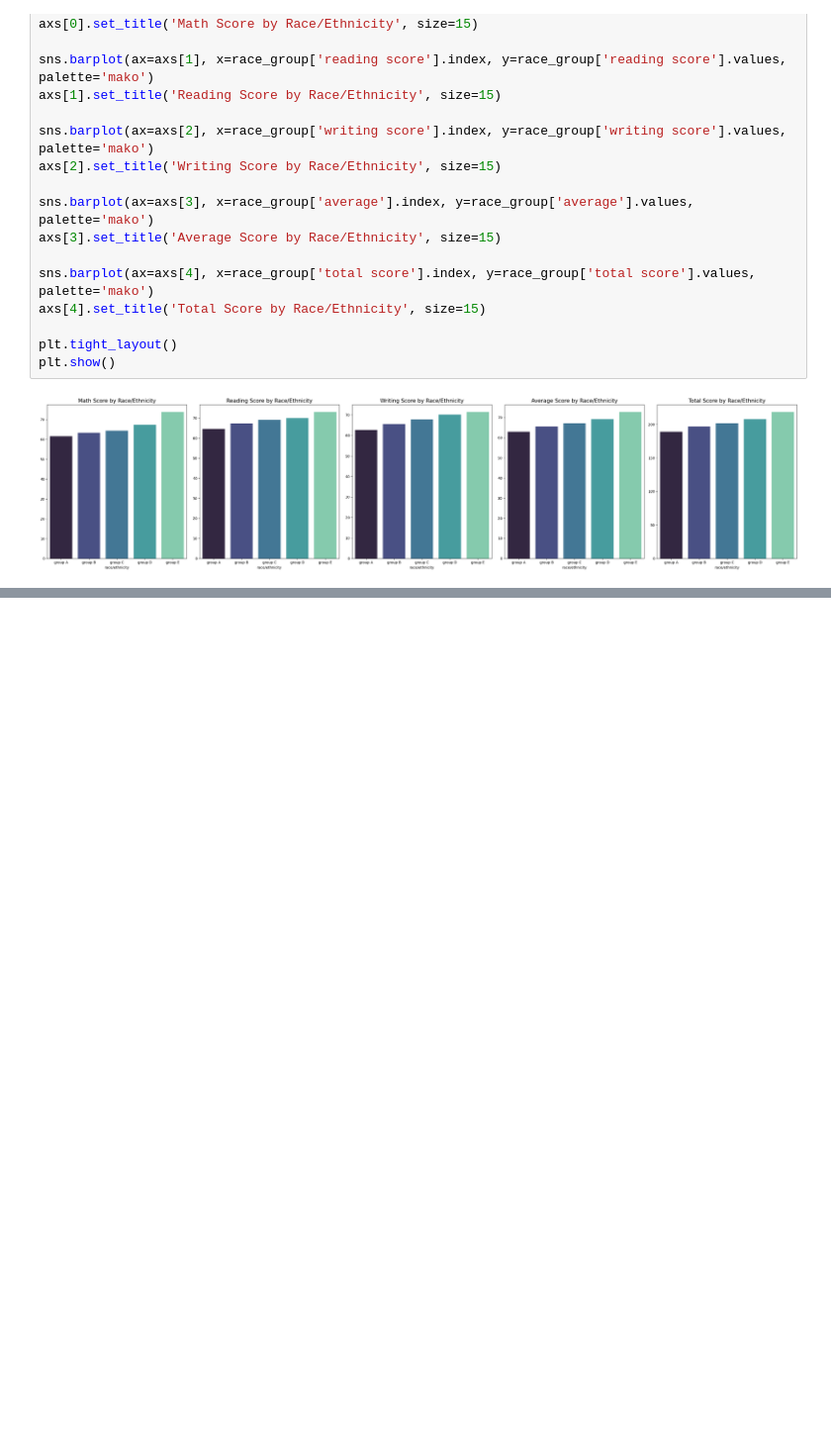
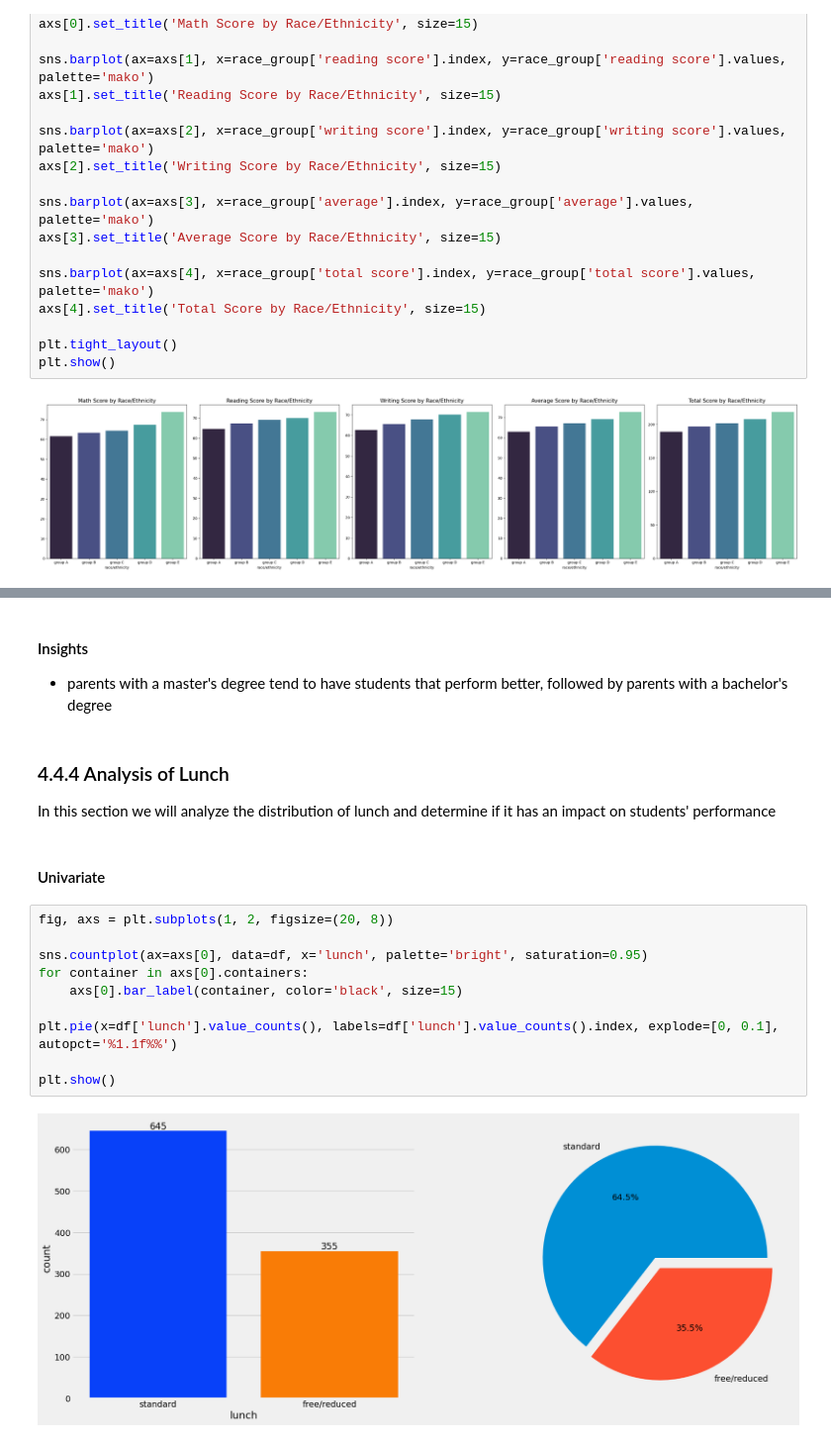
Before and after one commit to hilpresent/ml-project, a Jupyter notebook: notebook/EDA.ipynb, the cells around one changed output, grey strips where cells are left out. Shown at 99% size. Drawn from its saved outputs; the diff is of its cells as text; blank space fills up the shorter version.

```diff
--- a/notebook/EDA.ipynb
+++ b/notebook/EDA.ipynb
@@ -577,0 +636,22 @@ plt.show()
+# %% [markdown]
+#### Insights
+
+- parents with a master's degree tend to have students that perform better, followed by parents with a bachelor's degree
+# %% [markdown]
+### 4.4.4 Analysis of Lunch
+
+In this section we will analyze the distribution of lunch and determine if it has an impact on students' performance
+# %% [markdown]
+#### Univariate
+# %%
+fig, axs = plt.subplots(1, 2, figsize=(20, 8))
+
+sns.countplot(ax=axs[0], data=df, x='lunch', palette='bright', saturation=0.95)
+for container in axs[0].containers:
+    axs[0].bar_label(container, color='black', size=15)
+
+plt.pie(x=df['lunch'].value_counts(), labels=df['lunch'].value_counts().index, explode=[0, 0.1], autopct='%1.1f%%')
+
+plt.show()
+# %% [output]
+[figure, added]
```
Also changed, not shown: parts of 24 cells of this notebook.
